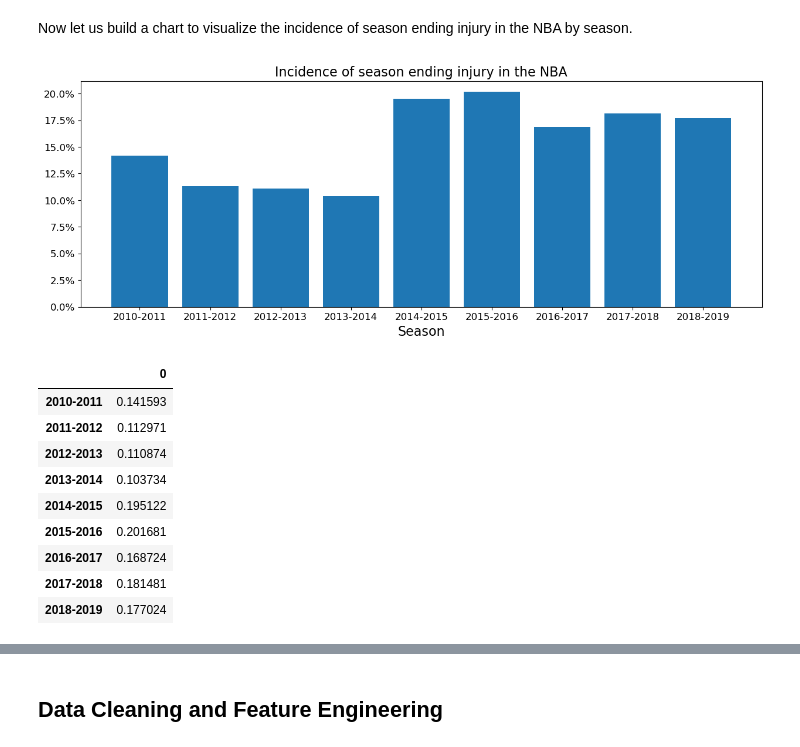
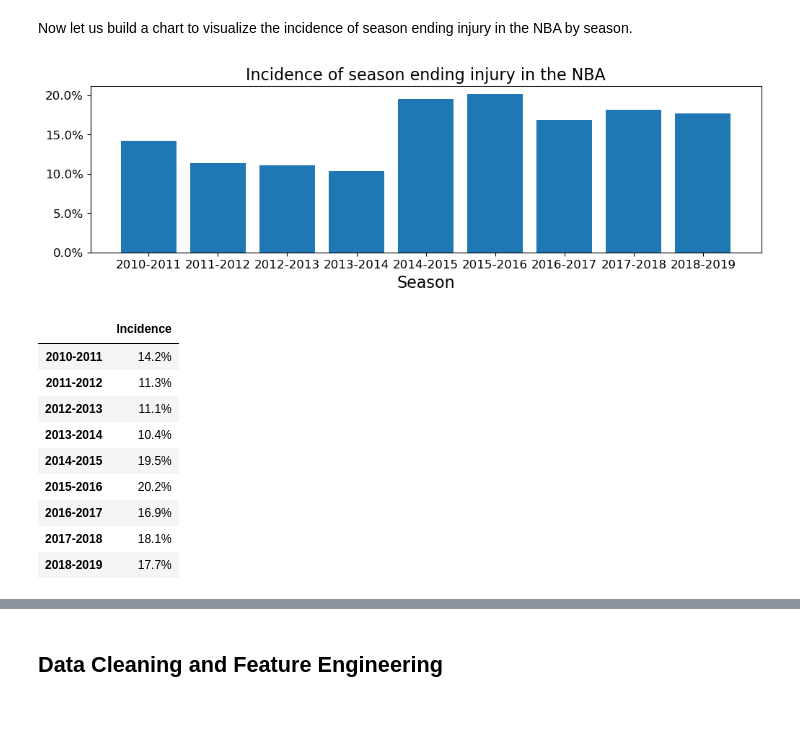
Before and after one commit to RH3421/Reducing_NBA_Injuries, a Jupyter notebook: Main_Notebook.ipynb, the cells around one changed output, grey strips where cells are left out. Saved outputs shown, nothing was run; the diff lists cells and outputs as text; code cells hidden in the pictures; blank space fills up the shorter version.

```diff
--- a/Main_Notebook.ipynb
+++ b/Main_Notebook.ipynb
@@ -135 +126,14 @@ ofs_18 = ofs[(ofs['Date'].between('2018-07-01','2019-07-01'))]
+# %%
+# Function to split injury data by season
+def split_seasons(df):
+    seasons = []
+    for i in range(10, 19):
+        start_date = f'20{i}-07-01'
+        end_date = f'20{i+1}-07-01'
+        df_season = df.loc[(df['Date'] >= start_date) & (df['Date'] < end_date)]
+        seasons.append(df_season)
+    return seasons
+
+# Apply function
+list_ofs = split_seasons(ofs)
 # %% [markdown]
@@ -179,0 +151,6 @@ s17 = pd.merge(p17,nodups[8], how='left', on='Name')
+# %%
+# Import player stats
+list_p = []
+stat_files = sorted(glob.glob('Data/player_stats/20*.xlsx'))
+for file in stat_files:
+    list_p.append(pd.read_excel(file))
@@ -182,34 +165,34 @@ Now let us build a chart to visualize the incidence of season ending injury in t
 # %%
 # For loop calculating injury incidence
 inj_incidence=[]
-for inj,p in itertools.zip_longest(nodups,list_p):
+for inj,p in itertools.zip_longest(nodups,list_p[1:]):
     inj_incidence.append(len(inj.index)/len(p.index))
 # %%
 # Build chart
 x=['2010-2011','2011-2012','2012-2013','2013-2014','2014-2015','2015-2016','2016-2017','2017-2018','2018-2019']
 y=inj_incidence
-fig, ax = plt.subplots(figsize=(15,5))
+fig, ax = plt.subplots(figsize=(12,3))
 bars = ax.bar(x,y)
 ax.yaxis.set_major_formatter(mtick.PercentFormatter(1.0))
 plt.xticks(fontsize=12)
 plt.yticks(fontsize=12)
 ax.set_xlabel('Season', size=16)
 ax.set_title('Incidence of season ending injury in the NBA', size=16);
 # %% [output]
-[figure, old version]
+[figure, new version]
 # %%
 #Dataframe of injury incidence
-pd.DataFrame(y,x)
+pd.DataFrame(columns=['Incidence'],data=[f'{i*100:.1f}%' for i in inj_incidence],index=x)
 # %% [output]
-|  | 0 |
-| 2010-2011 | 0.141593 |
-| 2011-2012 | 0.112971 |
-| 2012-2013 | 0.110874 |
-| 2013-2014 | 0.103734 |
-| 2014-2015 | 0.195122 |
-| 2015-2016 | 0.201681 |
-| 2016-2017 | 0.168724 |
-| 2017-2018 | 0.181481 |
-| 2018-2019 | 0.177024 |
+|  | Incidence |
+| 2010-2011 | 14.2% |
+| 2011-2012 | 11.3% |
+| 2012-2013 | 11.1% |
+| 2013-2014 | 10.4% |
+| 2014-2015 | 19.5% |
+| 2015-2016 | 20.2% |
+| 2016-2017 | 16.9% |
+| 2017-2018 | 18.1% |
+| 2018-2019 | 17.7% |
 # %%
 # Concatenate season datasets into main dataset
```
Also changed, not shown: parts of 50 cells of this notebook.
